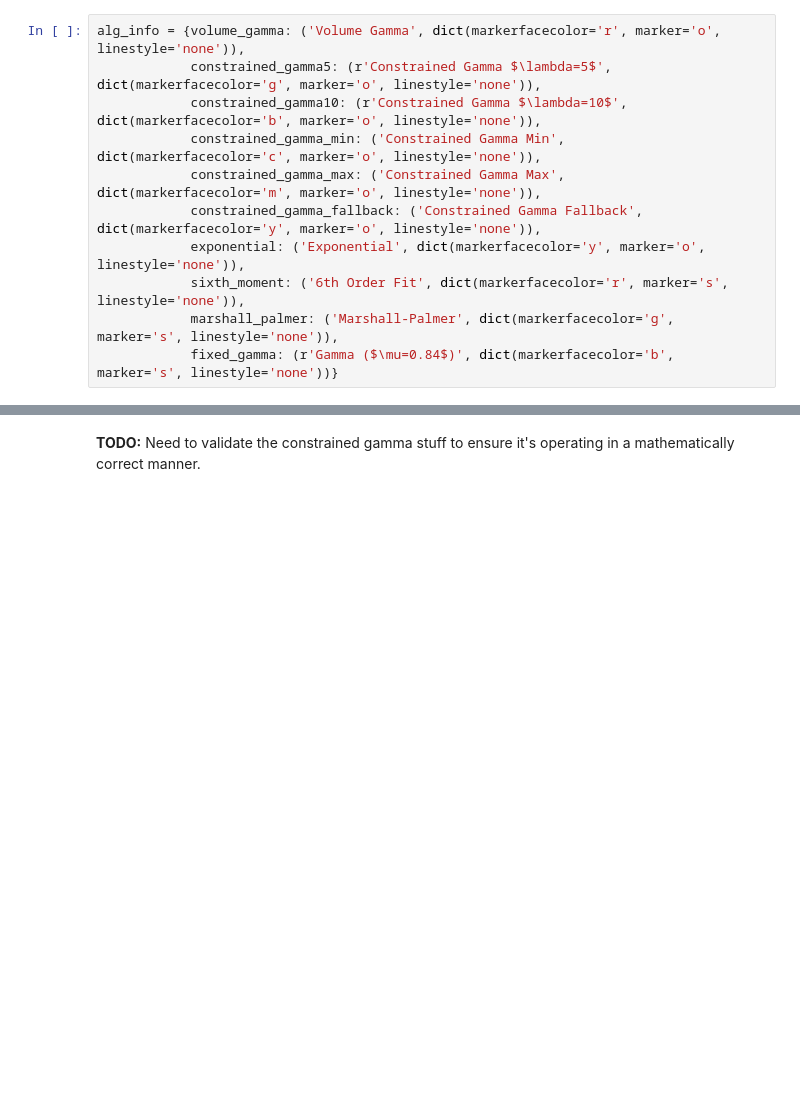
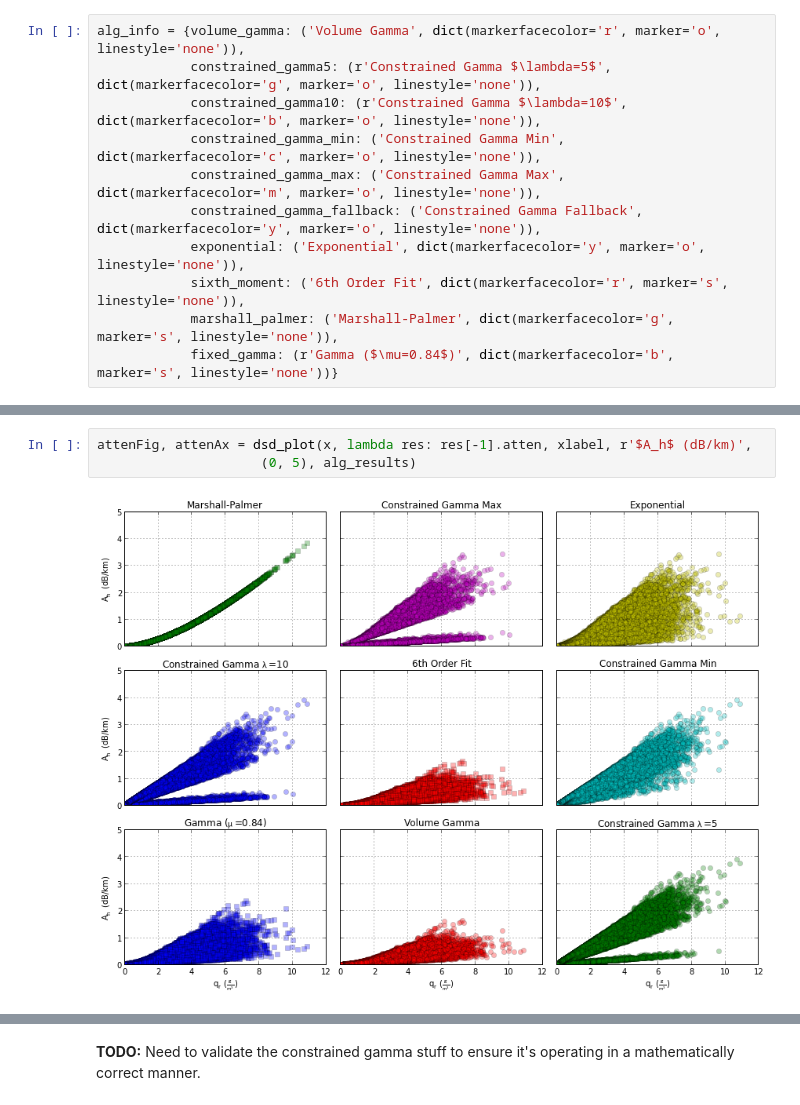
Before and after one commit to dopplershift/DissertationCode, a Jupyter notebook: notebooks/DSD Comparison.ipynb, the cells around one changed output, grey strips where cells are left out. Saved outputs shown, nothing was run; the diff lists cells and outputs as text; blank space fills up the shorter version.

```diff
--- a/notebooks/DSD Comparison.ipynb
+++ b/notebooks/DSD Comparison.ipynb
@@ -229,0 +217,5 @@ adFig.tight_layout()
+# %%
+attenFig, attenAx = dsd_plot(x, lambda res: res[-1].atten, xlabel, r'$A_h$ (dB/km)',
+                     (0, 5), alg_results)
+# %% [output]
+[figure, added]
```
Also changed, not shown: parts of 13 cells of this notebook.
